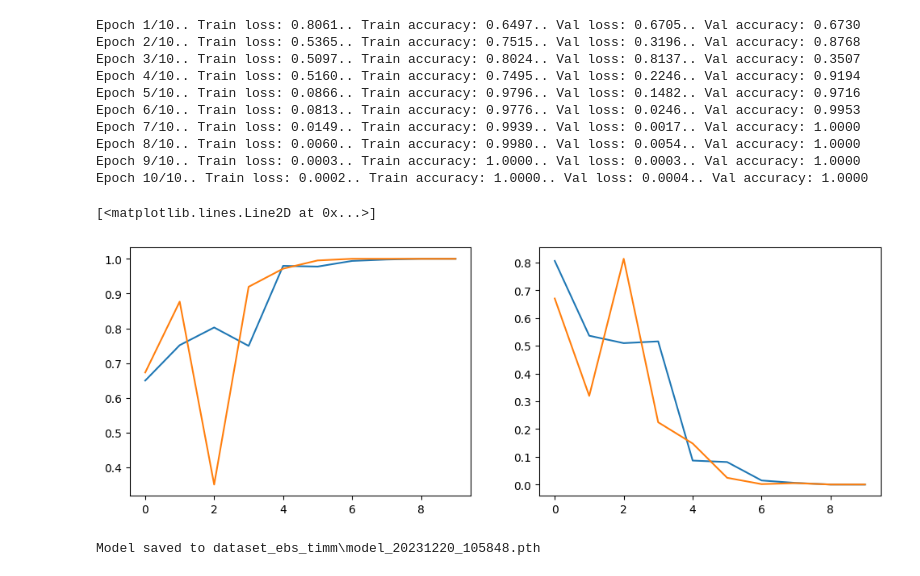
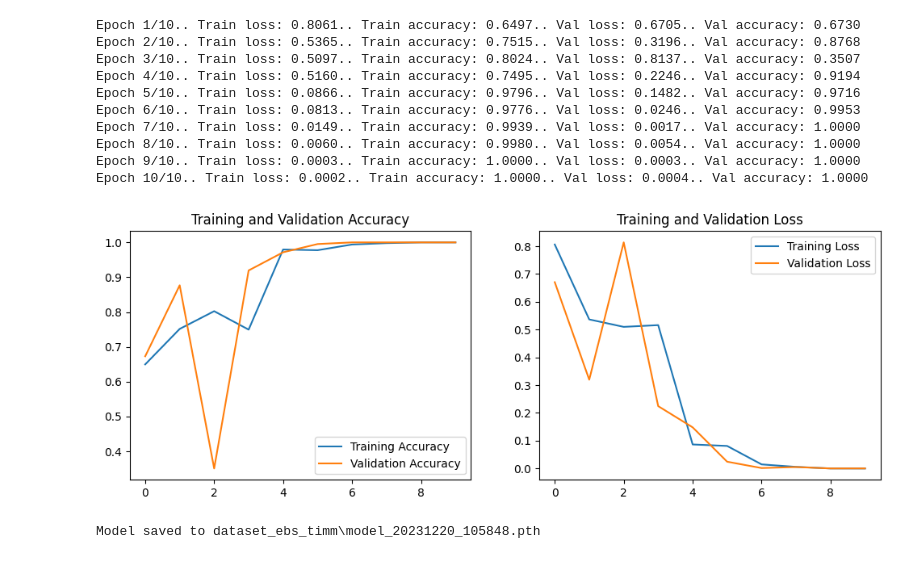
Before and after one commit to theerawatramchuen/vit_img_classif, a Jupyter notebook: vit_ebs_timm_gpt-4-turbo.ipynb, the cells around one changed output. Cells and saved outputs as stored; diff of their text form; code cells hidden in the pictures.

Commit message:
Fixed incomplete code for trend graph error

```diff
--- a/vit_ebs_timm_gpt-4-turbo.ipynb
+++ b/vit_ebs_timm_gpt-4-turbo.ipynb
@@ -129,15 +129,19 @@ Epoch 10/10.. Train loss: 0.0002.. Train accuracy: 1.0000.. Val loss: 0.0004.. V
 # %%
 # Plot trend chart for Accuracy and Loss
 plt.figure(figsize=(12, 4))
 plt.subplot(1, 2, 1)
 plt.plot(train_acc_history, label='Training Accuracy')
 plt.plot(val_acc_history, label='Validation Accuracy')
+plt.legend(loc='lower right')
+plt.title('Training and Validation Accuracy')
 plt.subplot(1, 2, 2)
 plt.plot(train_loss_history, label='Training Loss')
 plt.plot(val_loss_history, label='Validation Loss')
+plt.legend(loc='upper right')
+plt.title('Training and Validation Loss')
+plt.show()
 # %% [output]
-[<matplotlib.lines.Line2D at 0x...>]
-[figure, old version]
+[figure, new version]
 # %%
 # Save the model
 timestamp = datetime.now().strftime('%Y%m%d_%H%M%S')
```
